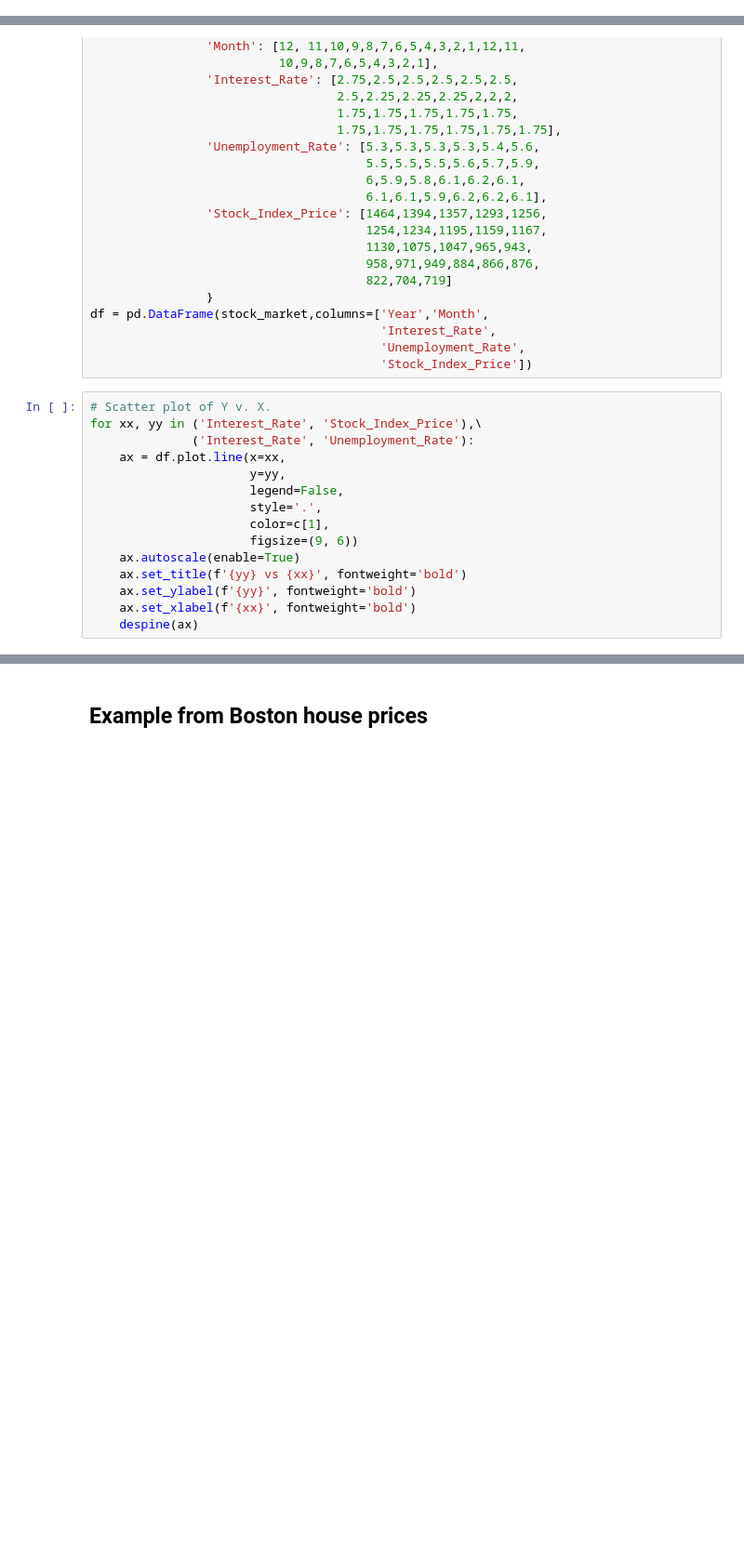
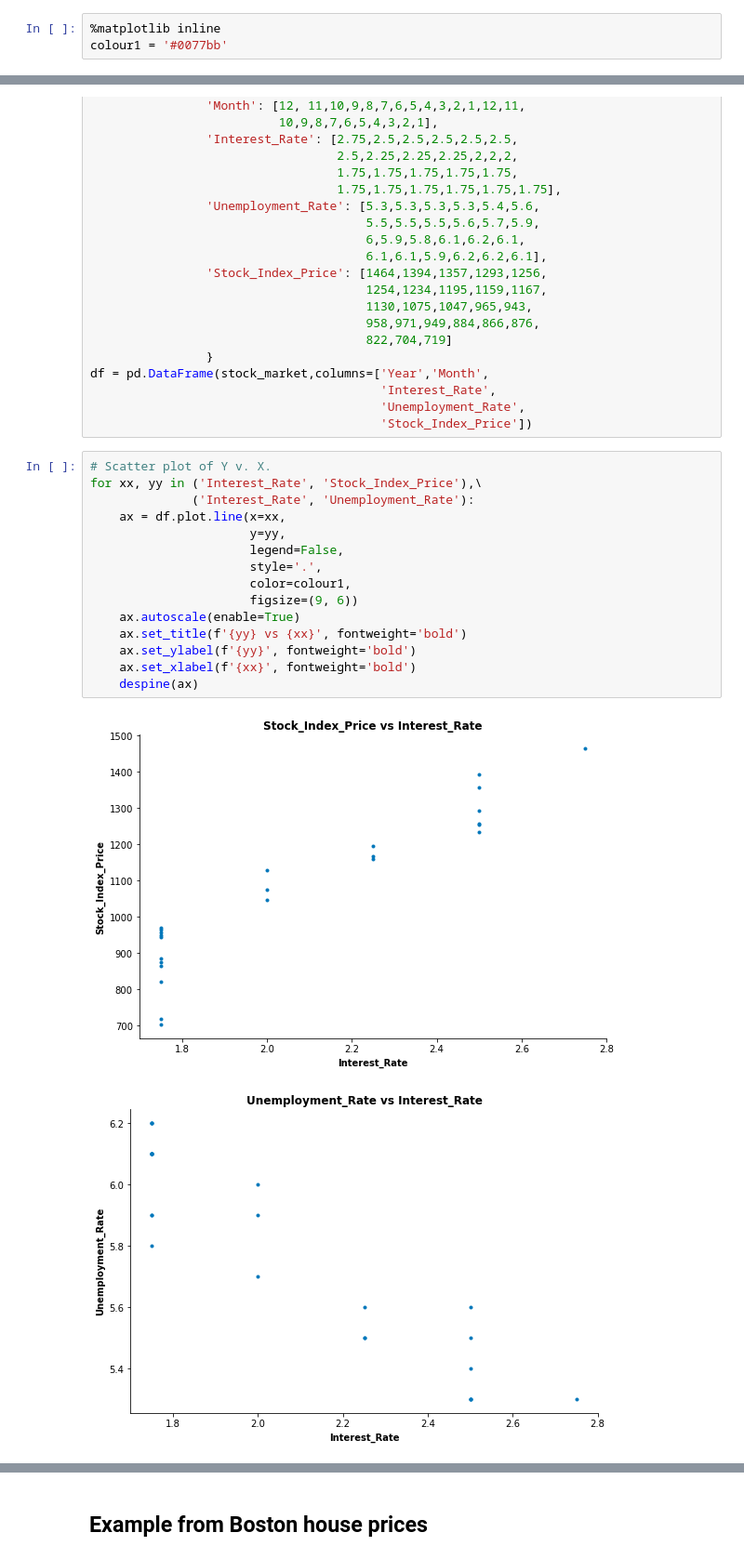
Before and after one commit to gillespilon/noob, a Jupyter notebook: scratch_pad_sklearn.ipynb, the cells around one changed output, grey strips where cells are left out. Shown at 93% size. Drawn from its saved outputs; the diff is of its cells as text; blank space fills up the shorter version.

Commit message:
Fix path, color, tidy docstring

```diff
--- a/scratch_pad_sklearn.ipynb
+++ b/scratch_pad_sklearn.ipynb
@@ -16,3 +9,6 @@ c = cm.Paired.colors
+# %%
+%matplotlib inline
+colour1 = '#0077bb'
 # %%
 def despine(ax: axes.Axes) -> None:
     """
@@ -62,18 +58,21 @@ df = pd.DataFrame(stock_market,columns=['Year','Month',
 # %%
 # Scatter plot of Y v. X.
 for xx, yy in ('Interest_Rate', 'Stock_Index_Price'),\
               ('Interest_Rate', 'Unemployment_Rate'):
     ax = df.plot.line(x=xx,
                       y=yy,
                       legend=False,
                       style='.',
-                      color=c[1],
+                      color=colour1,
                       figsize=(9, 6))
     ax.autoscale(enable=True)
     ax.set_title(f'{yy} vs {xx}', fontweight='bold')
     ax.set_ylabel(f'{yy}', fontweight='bold')
     ax.set_xlabel(f'{xx}', fontweight='bold')
     despine(ax)
+# %% [output]
+[figure, added]
+[figure, added]
 # %%
 x = df[['Interest_Rate', 'Unemployment_Rate']]
 y = df['Stock_Index_Price']
```
Also changed, not shown: parts of 13 cells of this notebook.
